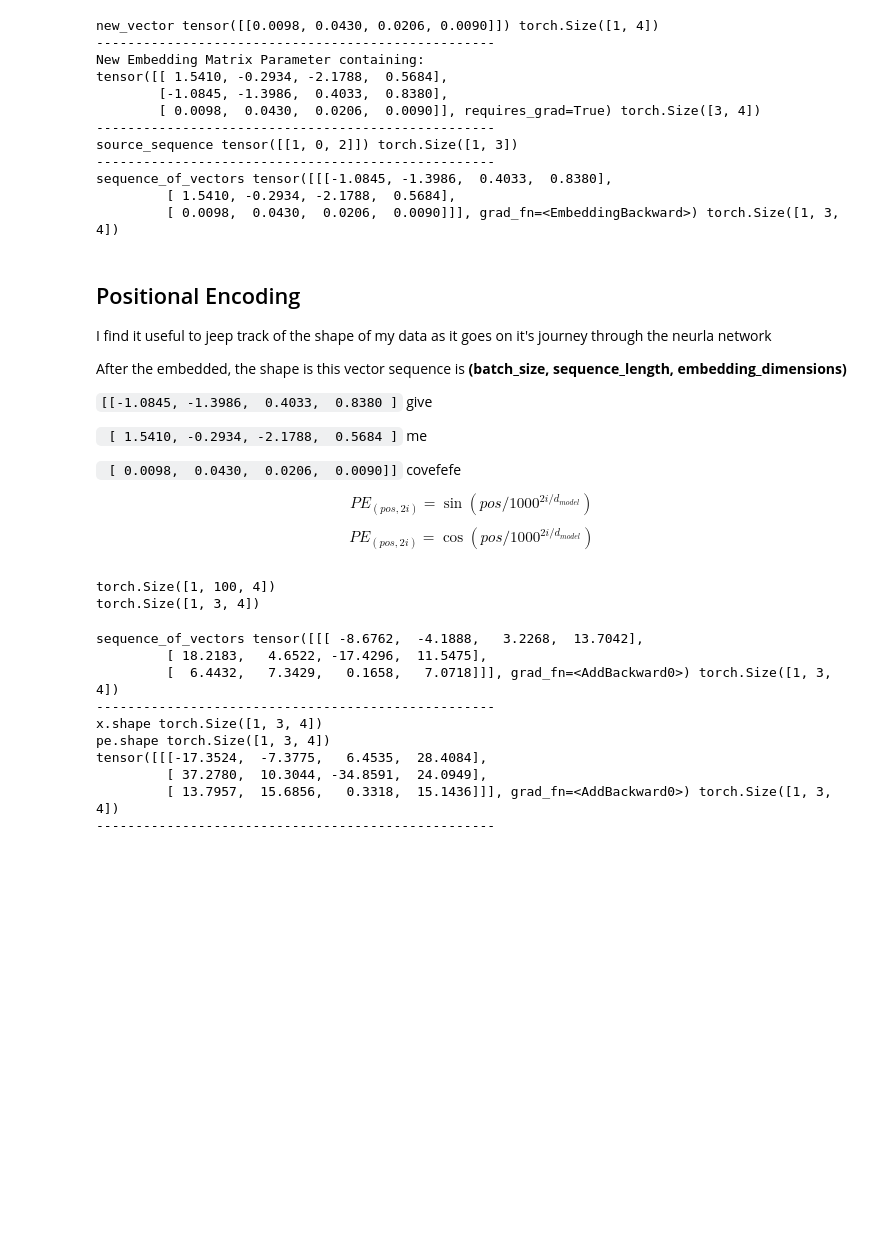
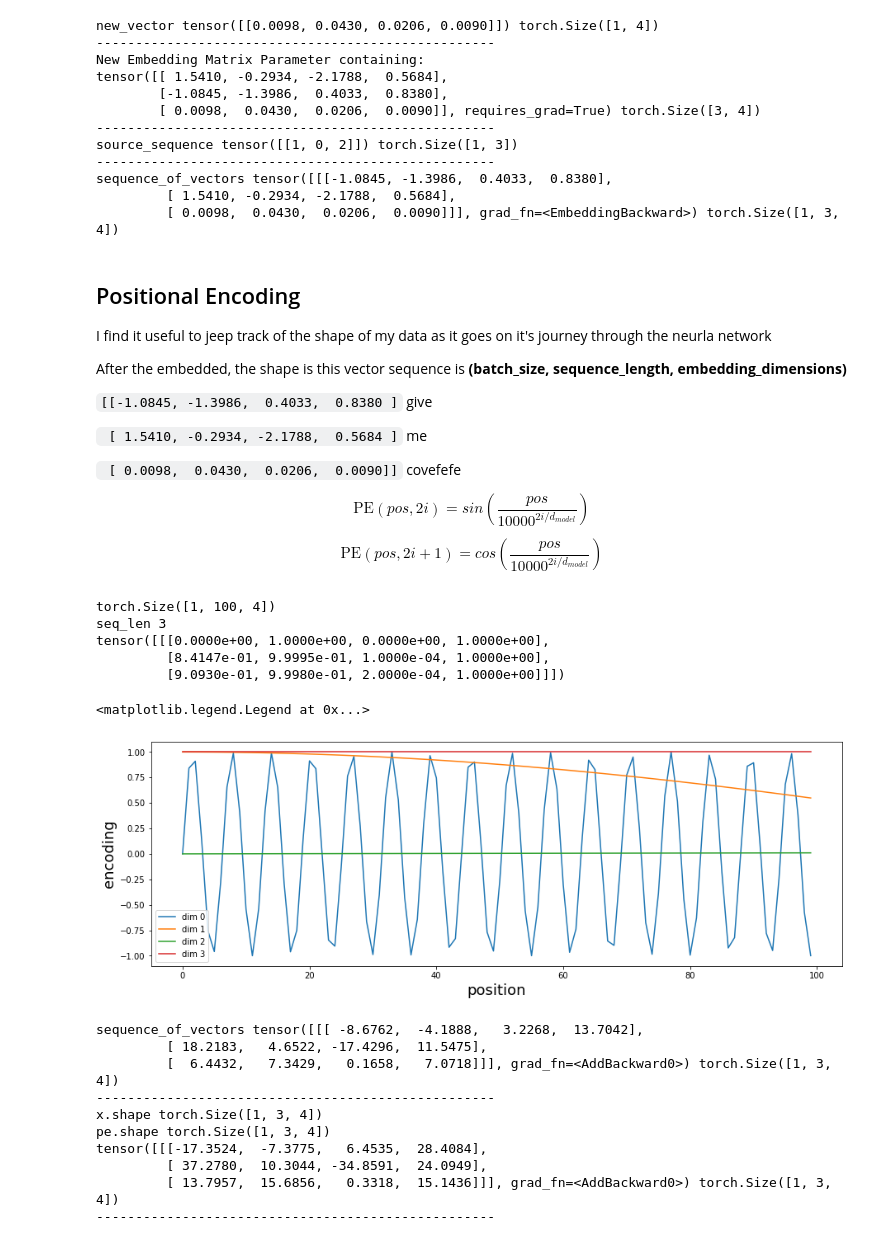
Before and after one commit to chloerobotics/chloebot, a Jupyter notebook: notebooks/Elements.ipynb, the cells around one changed output. Saved outputs shown, nothing was run; the diff lists cells and outputs as text; code cells hidden in the pictures; blank space fills up the shorter version.

```diff
--- a/notebooks/Elements.ipynb
+++ b/notebooks/Elements.ipynb
@@ -150,9 +155,9 @@ After the embedded, the shape is this vector sequence is **(batch_size, sequence
 ` [ 0.0098,  0.0430,  0.0206,  0.0090]]` covefefe
 
 
+ $$\text{PE}(pos,2i)=sin\left(\frac{pos}{10000^{2i/d_{model}}}\right)$$
 
- $$PE_{(pos,2i)} = \sin(pos/1000^{2i/d_{model}})$$
- $$PE_{(pos,2i)} = \cos(pos/1000^{2i/d_{model}})$$
+ $$\text{PE}(pos,2i+1)=cos\left(\frac{pos}{10000^{2i/d_{model}}}\right)$$
 # %%
 class PositionalEncoder(nn.Module):
     def __init__(self, d_model, max_seq_len = 200, dropout = 0.1):
@@ -182,13 +187,29 @@ class PositionalEncoder(nn.Module):
         x = x + pe
         return self.dropout(x)
 # %%
+seq_len = sequence_of_vectors.size(1)
+
 if teaching:
     positioner = PositionalEncoder(d_model=4, max_seq_len=100, dropout=0.0)
     print(positioner.pe.shape)
-    print(positioner.pe[:,:3].shape)
+    print('seq_len',seq_len)
+    print(positioner.pe[:,:seq_len])
 # %% [output]
 torch.Size([1, 100, 4])
-torch.Size([1, 3, 4])
+seq_len 3
+tensor([[[0.0000e+00, 1.0000e+00, 0.0000e+00, 1.0000e+00],
+         [8.4147e-01, 9.9995e-01, 1.0000e-04, 1.0000e+00],
+         [9.0930e-01, 9.9980e-01, 2.0000e-04, 1.0000e+00]]])
+# %%
+plt.figure(figsize=(15, 5))
+y = positioner(Variable(torch.zeros(1, 100, 4)))
+plt.plot(np.arange(100), y[0, :, :4].data.numpy())
+plt.xlabel('position', fontsize=18)
+plt.ylabel('encoding', fontsize=18)
+plt.legend(["dim %d"%p for p in [0,1,2,3]])
+# %% [output]
+<matplotlib.legend.Legend at 0x...>
+[figure, added]
 # %%
 if teaching:
     print('sequence_of_vectors',sequence_of_vectors, sequence_of_vectors.shape)
```
Also changed, not shown: parts of 3 cells of this notebook, 1 other file.
